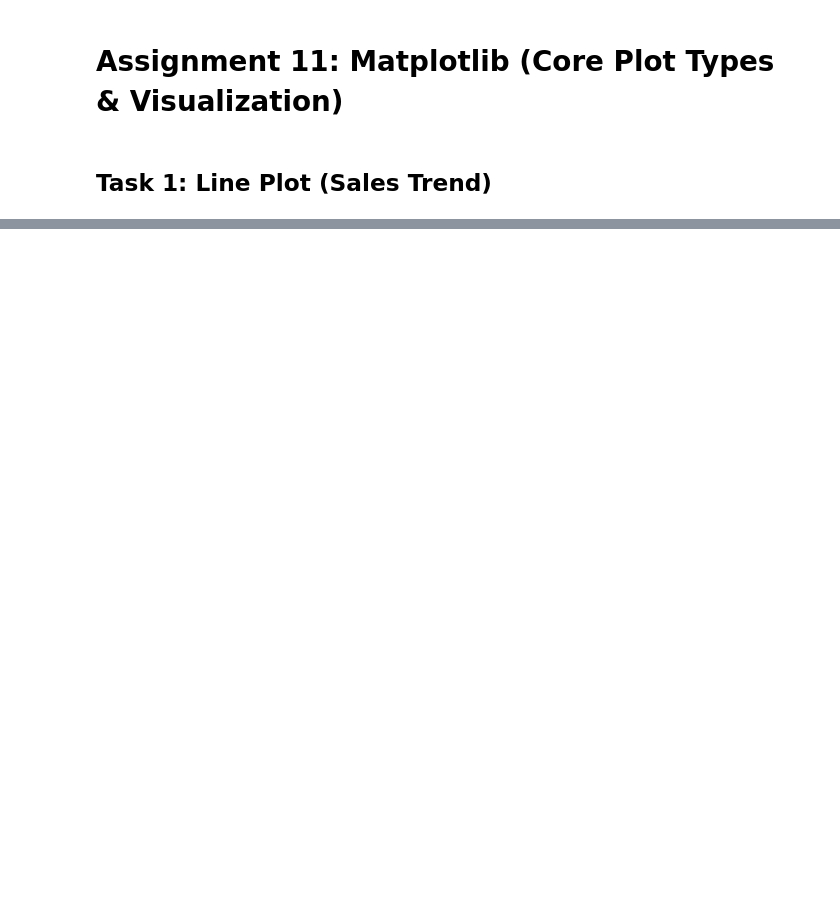
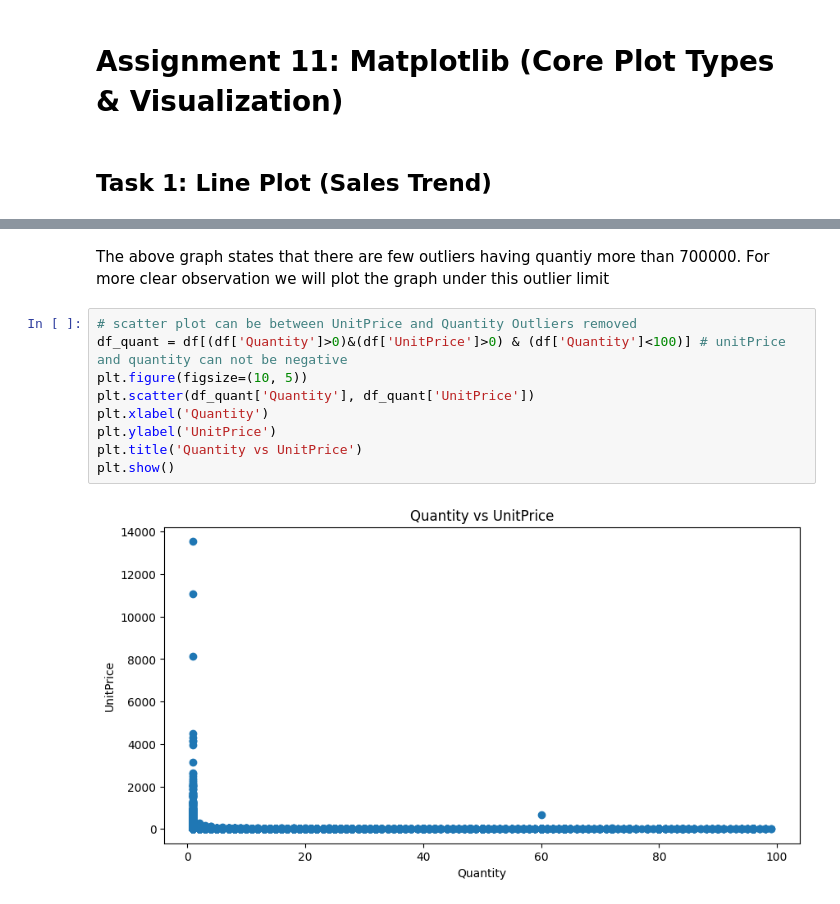
Before and after one commit to PALAKAGGARWAL62/GenAILearning, a Jupyter notebook: GenAI_Task11_Palak/Assignment11.ipynb, the cells around one changed output, grey strips where cells are left out. Cells and saved outputs as stored; diff of their text form; blank space fills up the shorter version.

```diff
--- a/GenAI_Task11_Palak/Assignment11.ipynb
+++ b/GenAI_Task11_Palak/Assignment11.ipynb
@@ -35,0 +126,13 @@ memory usage: 33.1+ MB
+# %% [markdown]
+The above graph states that there are few outliers having quantiy more than 700000. For more clear observation we will plot the graph under this outlier limit
+# %%
+# scatter plot can be between UnitPrice and Quantity Outliers removed
+df_quant = df[(df['Quantity']>0)&(df['UnitPrice']>0) & (df['Quantity']<100)] # unitPrice and quantity can not be negative
+plt.figure(figsize=(10, 5))
+plt.scatter(df_quant['Quantity'], df_quant['UnitPrice'])
+plt.xlabel('Quantity')
+plt.ylabel('UnitPrice')
+plt.title('Quantity vs UnitPrice')
+plt.show()
+# %% [output]
+[figure, added]
```
Also changed, not shown: parts of 21 cells of this notebook, 2 other files.
